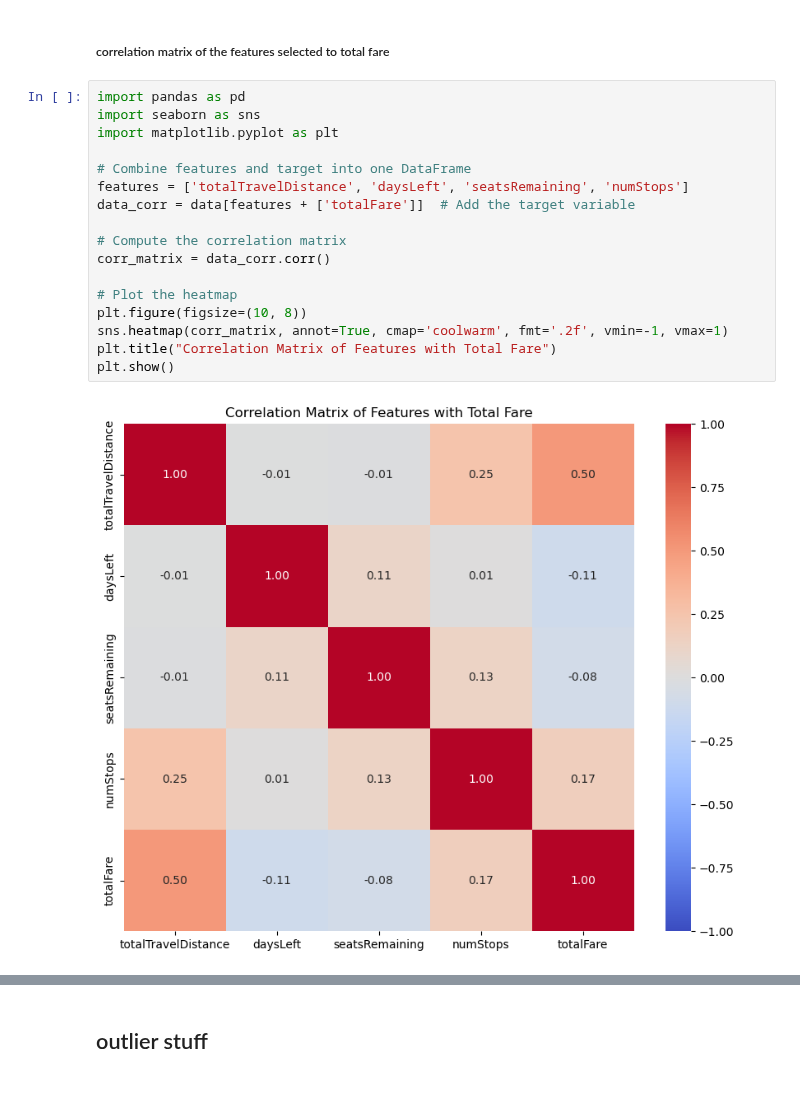
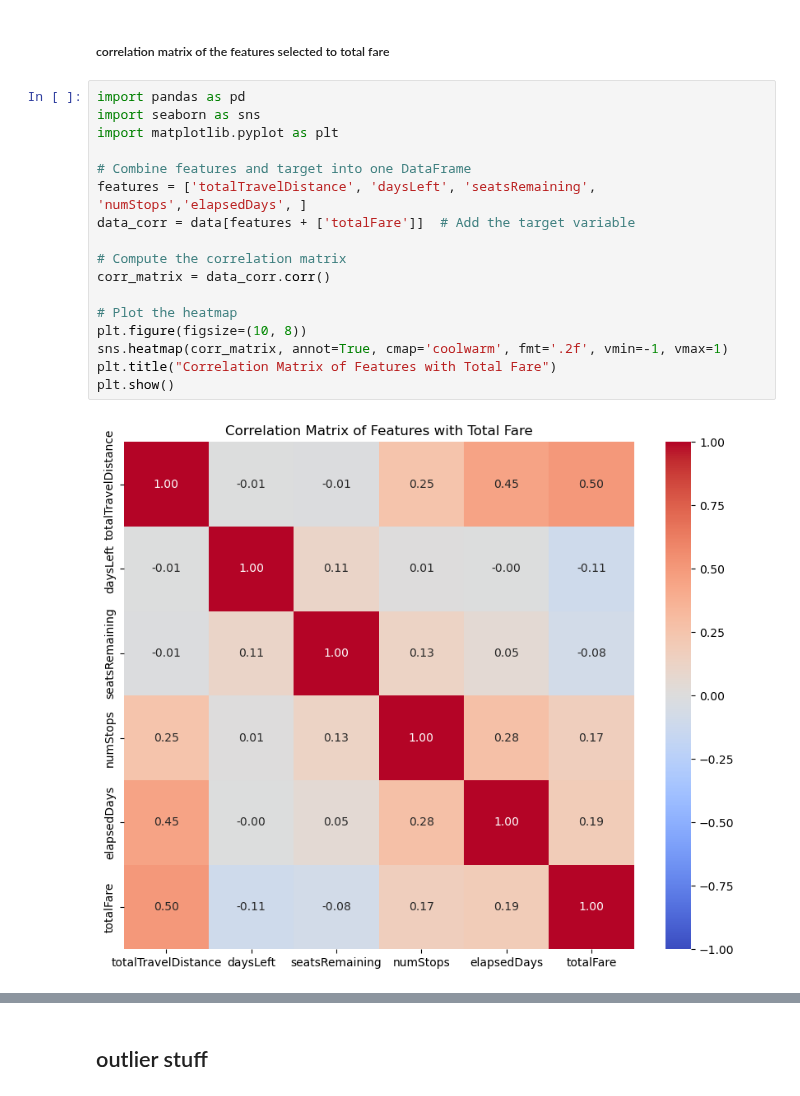
Before and after one commit to chriskuz/intro_to_python_project, a Jupyter notebook: src/model-testing.ipynb, the cells around one changed output, grey strips where cells are left out. Drawn from its saved outputs; the diff is of its cells as text.

```diff
--- a/src/model-testing.ipynb
+++ b/src/model-testing.ipynb
@@ -90,22 +90,22 @@ for feature in features:
 # %%
 import pandas as pd
 import seaborn as sns
 import matplotlib.pyplot as plt
 
 # Combine features and target into one DataFrame
-features = ['totalTravelDistance', 'daysLeft', 'seatsRemaining', 'numStops']
+features = ['totalTravelDistance', 'daysLeft', 'seatsRemaining', 'numStops','elapsedDays', ]
 data_corr = data[features + ['totalFare']]  # Add the target variable
 
 # Compute the correlation matrix
 corr_matrix = data_corr.corr()
 
 # Plot the heatmap
 plt.figure(figsize=(10, 8))
 sns.heatmap(corr_matrix, annot=True, cmap='coolwarm', fmt='.2f', vmin=-1, vmax=1)
 plt.title("Correlation Matrix of Features with Total Fare")
 plt.show()
 # %% [output]
-[figure, old version]
+[figure, new version]
 # %%
 # Correlation of each feature with totalFare
 correlation_with_target = corr_matrix['totalFare'].sort_values(ascending=False)
```
Also changed, not shown: parts of 5 cells of this notebook.
